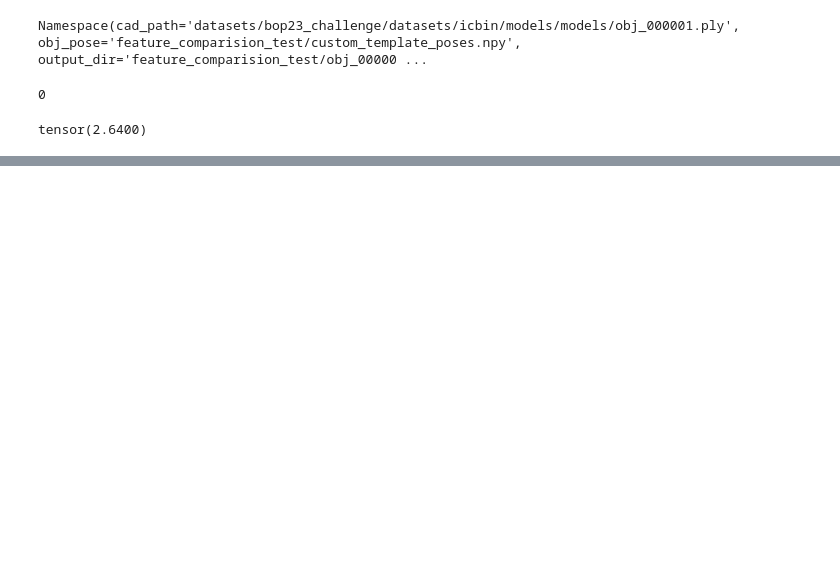
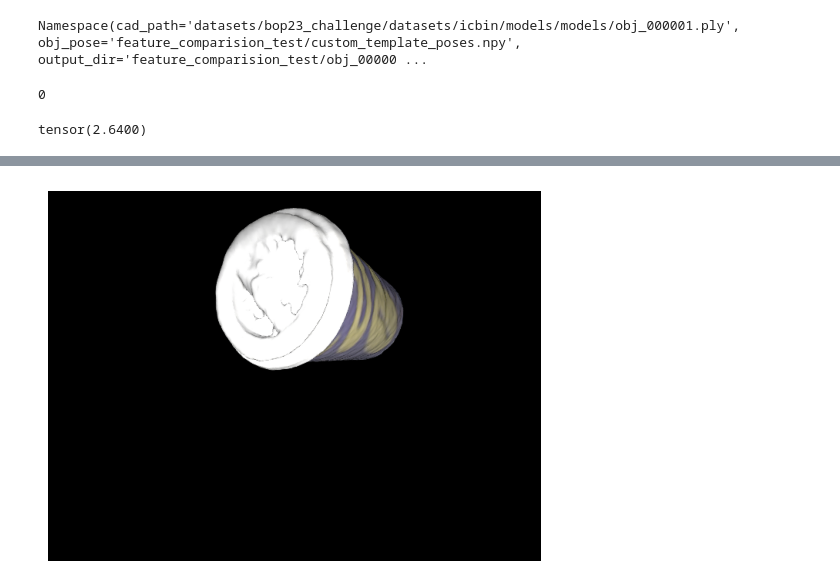
Before and after one commit to Kudo510/cnos, a Jupyter notebook: features_comparision.ipynb, the cells around one changed output, grey strips where cells are left out. Drawn from its saved outputs; the diff is of its cells as text; code cells hidden in the pictures; blank space fills up the shorter version.

```diff
--- a/features_comparision.ipynb
+++ b/features_comparision.ipynb
@@ -212,3 +203,15 @@ from src.model.loss import PairwiseSimilarity
 cosine_similarity = PairwiseSimilarity(metric="cosine", chunk_size=16)
 # %%
 query = templates_output["templates"][0]
+# %%
+from torchvision.io import read_image
+reference = read_image("feature_comparision_test/obj_000001/000000.png")[:3]
+# reference = torch.from_numpy(np.array(reference.convert("RGB")) / 255).float() # torch.Size([480, 640, 3])
+# %%
+import matplotlib.pyplot as plt
+# Plot the image using matplotlib
+plt.imshow(reference.permute(1,2,0))
+plt.axis('off')  # Turn off axis labels
+plt.show()
+# %% [output]
+[figure, added]
```
Also changed, not shown: parts of 11 cells of this notebook.
